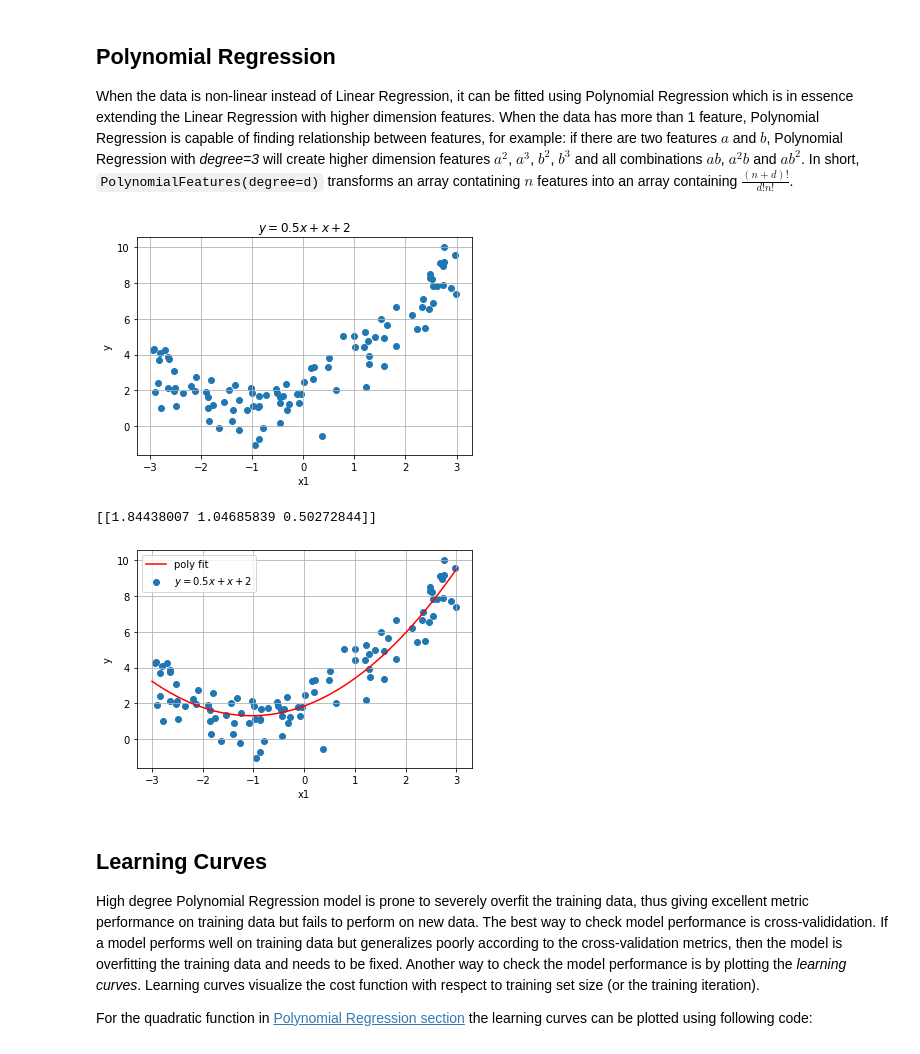
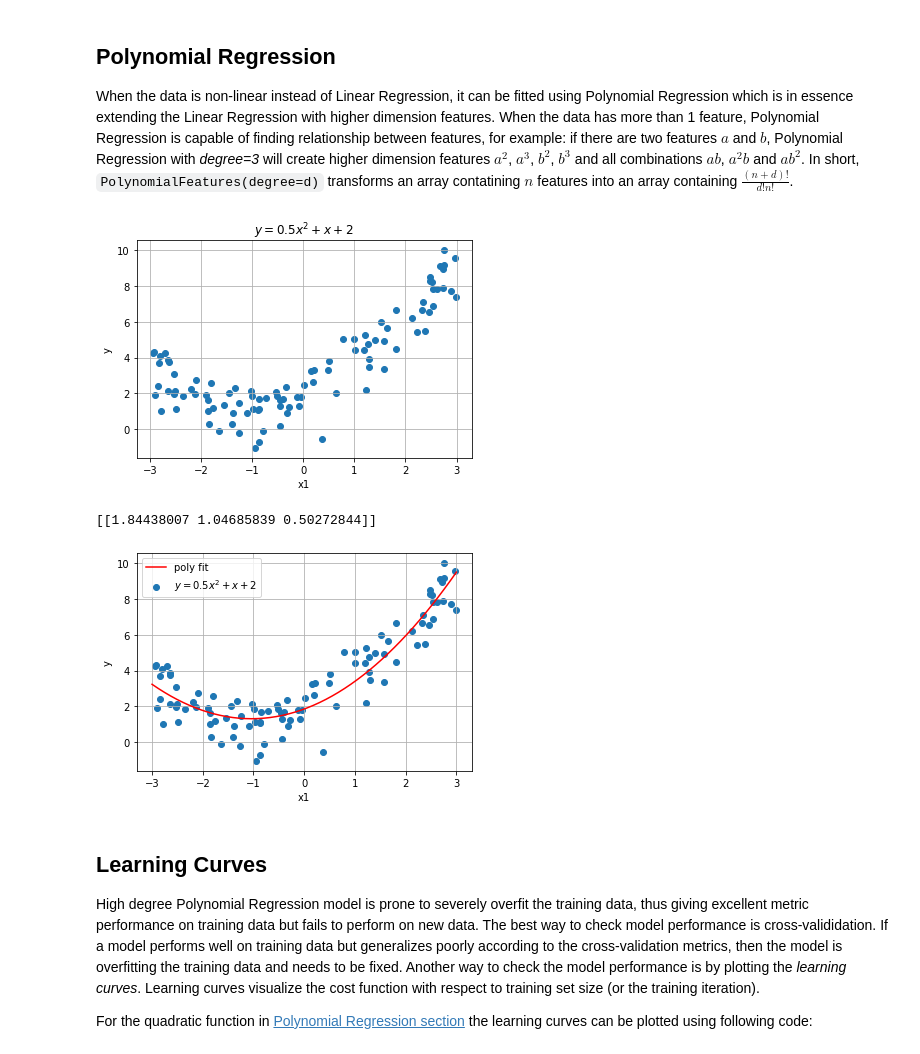
Before and after one commit to akapet00/learning, a Jupyter notebook: learning.ipynb, the cells around one changed output. Drawn from its saved outputs; the diff is of its cells as text; code cells hidden in the pictures.

```diff
--- a/training-models.ipynb
+++ b/learning.ipynb
@@ -368,10 +413,10 @@ When the data has more than 1 feature, Polynomial Regression is capable of findi
 # %%
 m = 100
 X = 6 * np.random.rand(m, 1) - 3
 y = 0.5 * X**2 + X + 2 + np.random.randn(m, 1)
 plotData(X, y)
-plt.title('$y = 0.5x + x + 2$')
+plt.title('$y = 0.5x^2 + x + 2$')
 plt.show()
 # %% [output]
-[figure, old version]
+[figure, new version]
 # %%
@@ -394,10 +436,10 @@ x = np.linspace(-3, 3, 50)
 p = lambda x: theta[0][0] + theta[0][1]*x + theta[0][2]*x**2
 
 plt.plot(x, p(x), 'r-')
-plt.legend(['poly fit', '$y = 0.5x + x + 2$'])
+plt.legend(['poly fit', '$y = 0.5x^2 + x + 2$'])
 plt.show()
 # %% [output]
-[figure, old version]
+[figure, new version]
 # %% [markdown]
 ## Learning Curves
 
```
Also changed, not shown: parts of 14 cells of this notebook.
